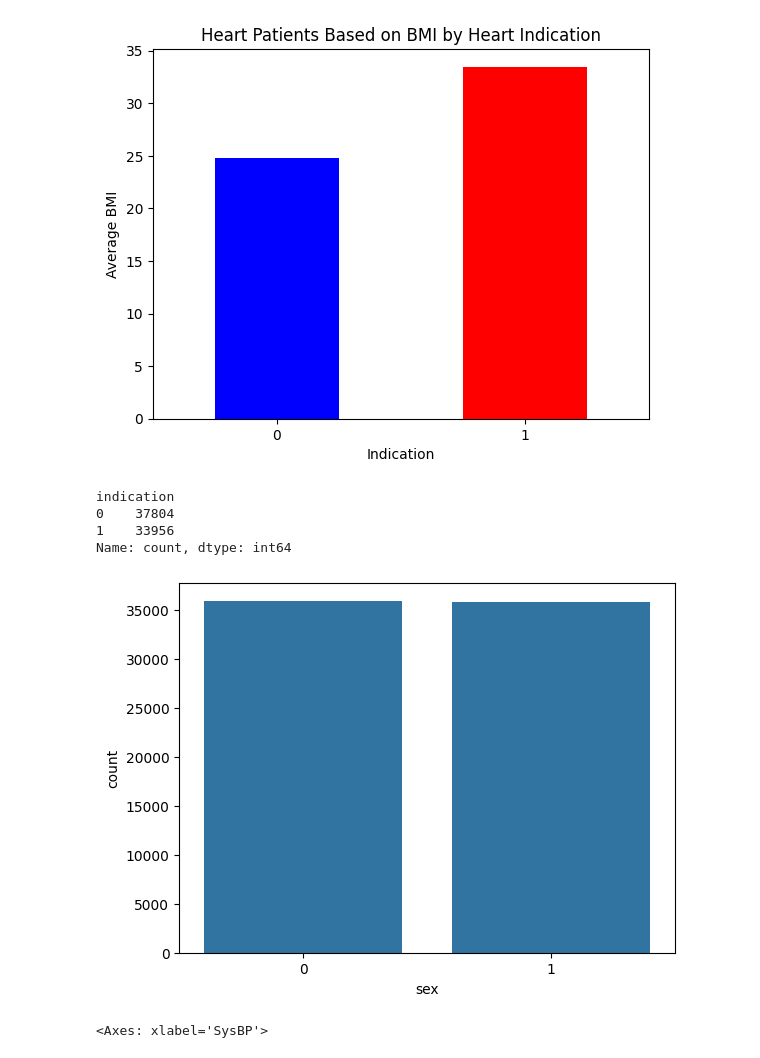
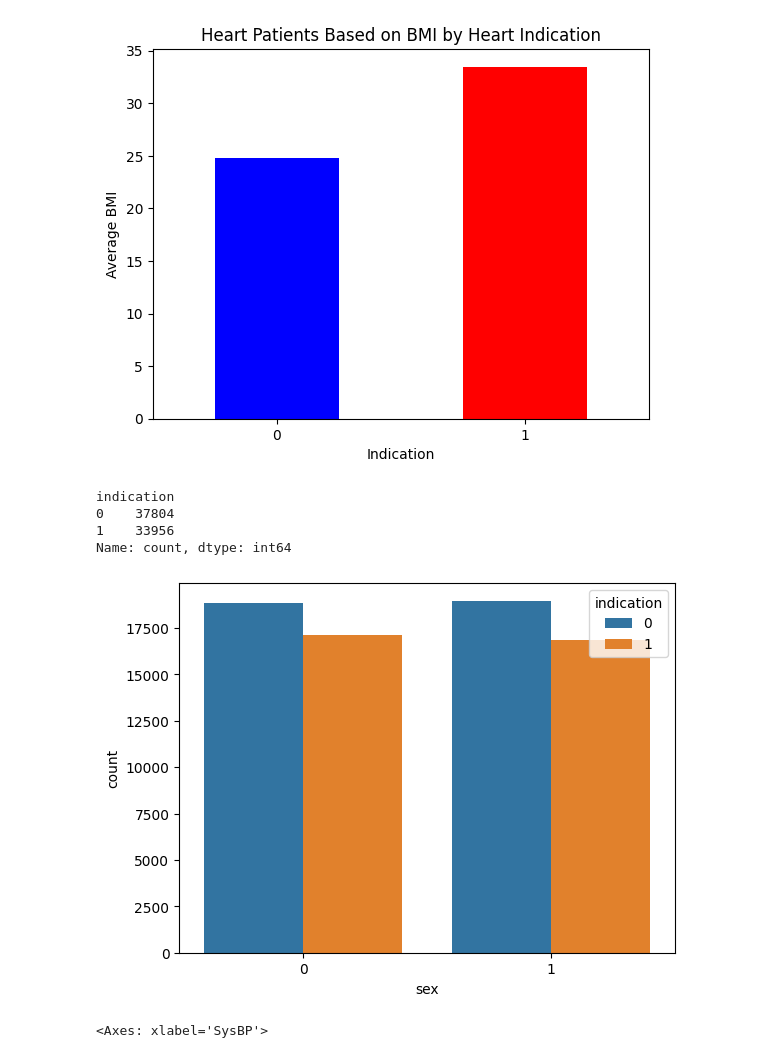
Before and after one commit to InfiniteDragons/Bachelors, a Jupyter notebook: FOD/health.ipynb, the cells around one changed output. Drawn from its saved outputs; the diff is of its cells as text; code cells hidden in the pictures.

```diff
--- a/FOD/health.ipynb
+++ b/FOD/health.ipynb
@@ -54,14 +54,14 @@ plt.show()
 # %% [output]
 [figure]
 # %%
-sns.countplot(data=df, x='sex')
+sns.countplot(data=df, x='sex', hue='indication')
 df['indication'].value_counts()
 # %% [output]
 indication
 0    37804
 1    33956
 Name: count, dtype: int64
-[figure, old version]
+[figure, new version]
 # %%
 sns.barplot(x='SysBP',hue='DiaBP',data=df)
 # %% [output]
```
Also changed, not shown: parts of 4 cells of this notebook.
